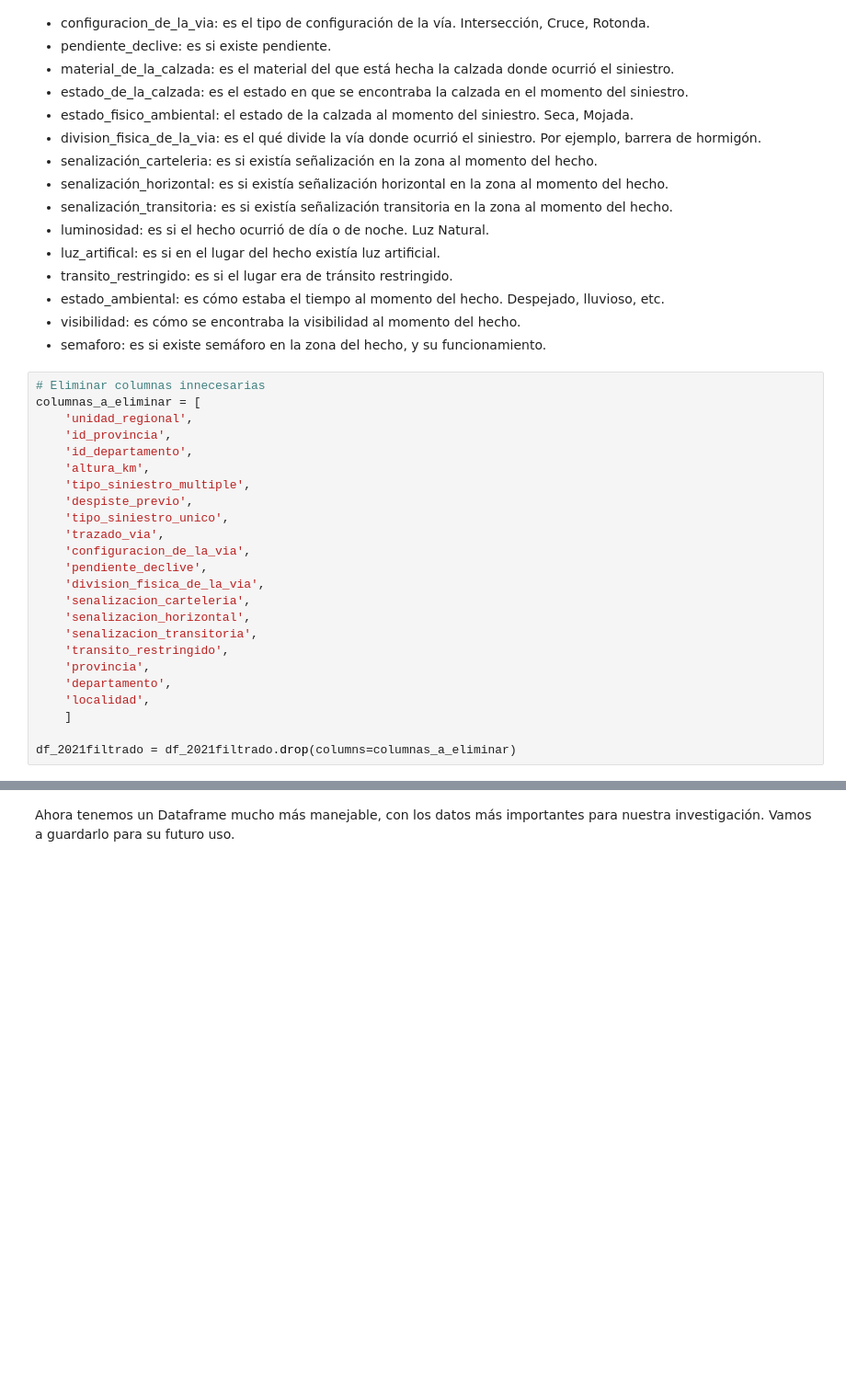
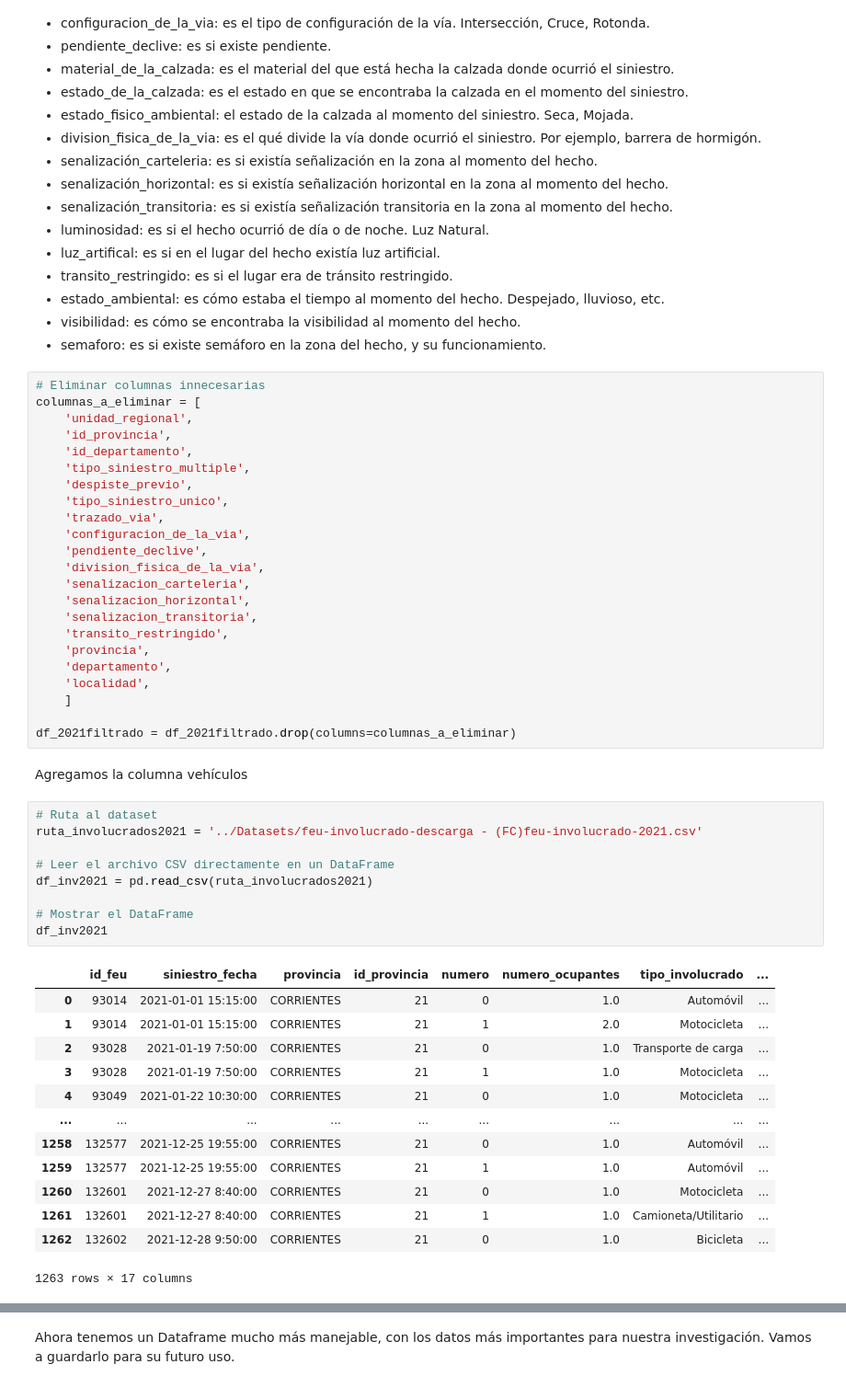
Before and after one commit to Lorenzo09/ChaqueChamigo, a Jupyter notebook: JupyterNotebooks/ETL_siniestros2021.ipynb, the cells around one changed output, grey strips where cells are left out. Shown at 92% size. Drawn from its saved outputs; the diff is of its cells as text; blank space fills up the shorter version.

```diff
--- a/JupyterNotebooks/ETL_siniestros2021.ipynb
+++ b/JupyterNotebooks/ETL_siniestros2021.ipynb
@@ -181,7 +163,6 @@ columnas_a_eliminar = [
     'unidad_regional',
     'id_provincia',
     'id_departamento',
-    'altura_km',
     'tipo_siniestro_multiple',
     'despiste_previo',
     'tipo_siniestro_unico',
@@ -199,3 +180,28 @@ columnas_a_eliminar = [
     ]
 
 df_2021filtrado = df_2021filtrado.drop(columns=columnas_a_eliminar)
+# %% [markdown]
+Agregamos la columna vehículos
+# %%
+# Ruta al dataset
+ruta_involucrados2021 = '../Datasets/feu-involucrado-descarga - (FC)feu-involucrado-2021.csv'
+
+# Leer el archivo CSV directamente en un DataFrame
+df_inv2021 = pd.read_csv(ruta_involucrados2021)
+
+# Mostrar el DataFrame
+df_inv2021
+# %% [output]
+|  | id_feu | siniestro_fecha | provincia | id_provincia | numero | numero_ocupantes | tipo_involucrado | ... |
+| 0 | 93014 | 2021-01-01 15:15:00 | CORRIENTES | 21 | 0 | 1.0 | Automóvil | ... |
+| 1 | 93014 | 2021-01-01 15:15:00 | CORRIENTES | 21 | 1 | 2.0 | Motocicleta | ... |
+| 2 | 93028 | 2021-01-19 7:50:00 | CORRIENTES | 21 | 0 | 1.0 | Transporte de carga | ... |
+| 3 | 93028 | 2021-01-19 7:50:00 | CORRIENTES | 21 | 1 | 1.0 | Motocicleta | ... |
+| 4 | 93049 | 2021-01-22 10:30:00 | CORRIENTES | 21 | 0 | 1.0 | Motocicleta | ... |
+| ... | ... | ... | ... | ... | ... | ... | ... | ... |
+| 1258 | 132577 | 2021-12-25 19:55:00 | CORRIENTES | 21 | 0 | 1.0 | Automóvil | ... |
+| 1259 | 132577 | 2021-12-25 19:55:00 | CORRIENTES | 21 | 1 | 1.0 | Automóvil | ... |
+| 1260 | 132601 | 2021-12-27 8:40:00 | CORRIENTES | 21 | 0 | 1.0 | Motocicleta | ... |
+| 1261 | 132601 | 2021-12-27 8:40:00 | CORRIENTES | 21 | 1 | 1.0 | Camioneta/Utilitario | ... |
+| 1262 | 132602 | 2021-12-28 9:50:00 | CORRIENTES | 21 | 0 | 1.0 | Bicicleta | ... |
+1263 rows × 17 columns
```
Also changed, not shown: parts of 4 cells of this notebook, 31 other files.
